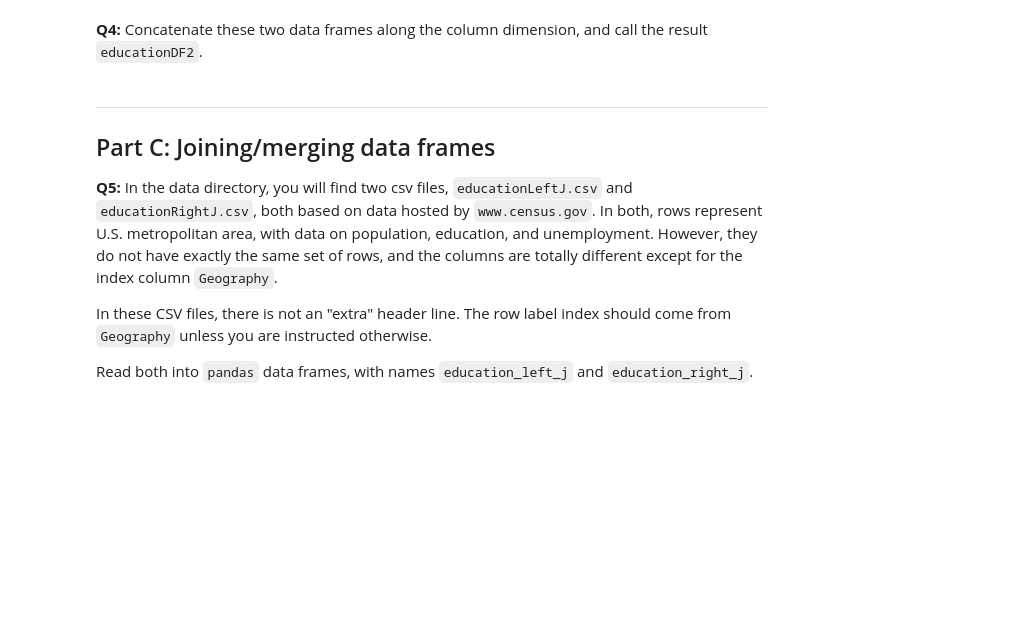
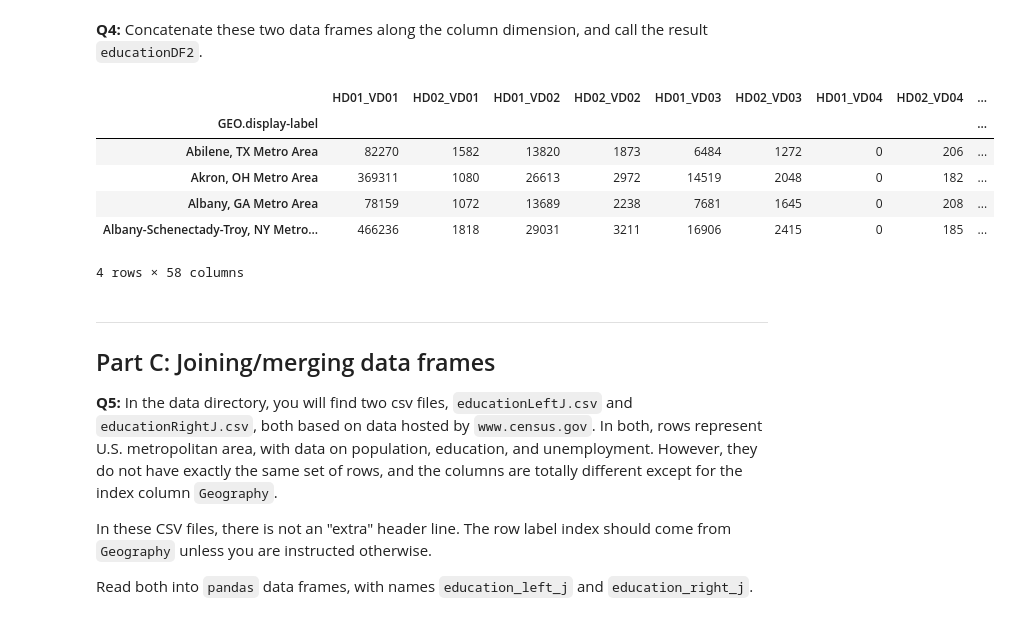
Before and after one commit to nova-nguyen/Data-System-Coursework, a Jupyter notebook: hw/HW_2.e/combine.ipynb, the cells around one changed output. Drawn from its saved outputs; the diff is of its cells as text; code cells hidden in the pictures; blank space fills up the shorter version.

```diff
--- a/hw/HW_2.e/combine.ipynb
+++ b/hw/HW_2.e/combine.ipynb
@@ -72,3 +88,6 @@ raise NotImplementedError()
+# %%
+education_left = pd.read_csv(os.path.join(datadir, "educationLeft.csv"), index_col = "GEO.display-label", header = 1)
+education_right = pd.read_csv(os.path.join(datadir, "educationRight.csv"), index_col = "GEO.display-label", header = 1)
 # %%
 # Display a sample of the left DataFrame
 education_left.head(2)
@@ -90,11 +121,18 @@ assert education_right.iloc[10,2] == 63125
 # %% [markdown]
 **Q4:** Concatenate these two data frames along the column dimension, and call the result `educationDF2`.
 # %%
-# YOUR CODE HERE
-raise NotImplementedError()
+educationDF2 = education_left.join(education_right, how = "outer")
 
 # Display a sample of the DataFrame
 educationDF2.head(4)
+# %% [output]
+|  | HD01_VD01 | HD02_VD01 | HD01_VD02 | HD02_VD02 | HD01_VD03 | HD02_VD03 | HD01_VD04 | HD02_VD04 | ... |
+| GEO.display-label |  |  |  |  |  |  |  |  | ... |
+| Abilene, TX Metro Area | 82270 | 1582 | 13820 | 1873 | 6484 | 1272 | 0 | 206 | ... |
+| Akron, OH Metro Area | 369311 | 1080 | 26613 | 2972 | 14519 | 2048 | 0 | 182 | ... |
+| Albany, GA Metro Area | 78159 | 1072 | 13689 | 2238 | 7681 | 1645 | 0 | 208 | ... |
+| Albany-Schenectady-Troy, NY Metro... | 466236 | 1818 | 29031 | 3211 | 16906 | 2415 | 0 | 185 | ... |
+4 rows × 58 columns
 # %%
 # Testing Cell
 assert educationDF2.shape == (366, 58)
```
Also changed, not shown: parts of 22 cells of this notebook.
